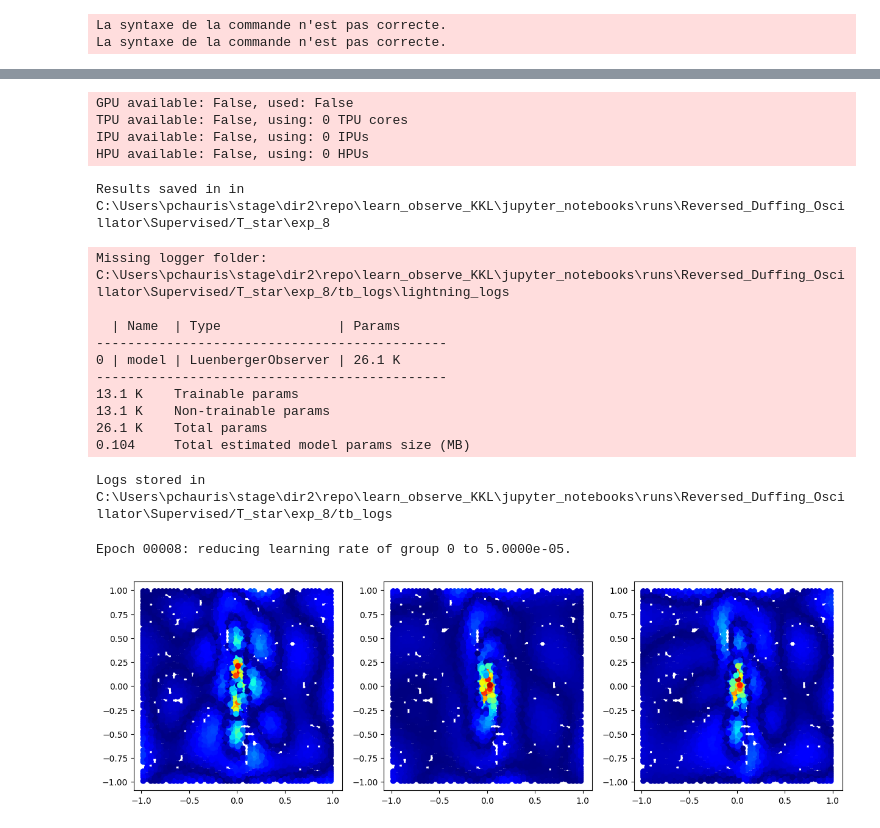
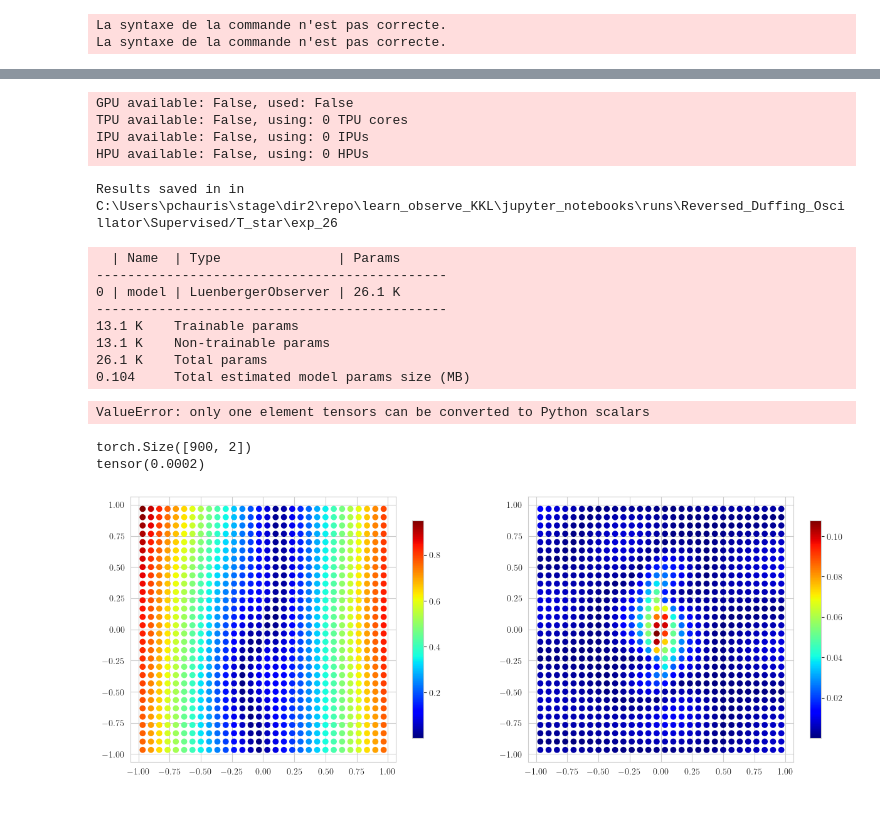
Before and after one commit to Centre-automatique-et-systemes/learn_observe_KKL, a Jupyter notebook: jupyter_notebooks/2_tut_supervised_duffing.ipynb, the cells around one changed output, grey strips where cells are left out. Cells and saved outputs as stored; diff of their text form; code cells hidden in the pictures.

```diff
--- a/jupyter_notebooks/2_tut_supervised_duffing.ipynb
+++ b/jupyter_notebooks/2_tut_supervised_duffing.ipynb
@@ -44,7 +50,7 @@ data, val_data = train_test_split(data, test_size=0.3, shuffle=True)
 print(data.shape)
 im,ax = plt.subplots(1,3,figsize=(15,15))
 for i in range(3):
-    ax[i].scatter(data[:,0],data[:,1],c = data[:,2+i],s=1,cmap='jet')
+    ax[i].scatter(data[:,0],data[:,1],c = data[:,2+i],cmap='jet')
     ax[i].axis('square')
 plt.show()
 # %% [output]
@@ -147,0 +128,5 @@ data2, val_data = train_test_split(data2, test_size=0.3, shuffle=True)
+# %%
+data_uni, val_data_uni = train_test_split(data, test_size=0.3, shuffle=True)
+datax1, val_data1 = train_test_split(data1, test_size=0.3, shuffle=True)
+datax2, val_data2 = train_test_split(data2, test_size=0.3, shuffle=True)
+print(data1.shape,data2.shape)
@@ -155,8 +142,8 @@ scheduler_options = {'mode': 'min', 'factor': 0.1, 'patience': 3,
 stopper = pl.callbacks.early_stopping.EarlyStopping(
     monitor='val_loss', min_delta=5e-4, patience=3, verbose=False, mode='min')
 # Instantiate learner
-learner_T = Learner(observer=observer, system=system, training_data=data2,
-                    validation_data=val_data, method='T', batch_size=10,
+learner_T = Learner(observer=observer, system=system, training_data=data_uni,
+                    validation_data=val_data_uni, axe=None, method='T', batch_size=10,
                     lr=1e-3, optimizer=optim.Adam,
                     optimizer_options=optimizer_options,
                     scheduler=optim.lr_scheduler.ReduceLROnPlateau,
@@ -208,14 +194,15 @@ scheduler_options = {'mode': 'min', 'factor': 0.1, 'patience': 3,
 stopper = pl.callbacks.early_stopping.EarlyStopping(
     monitor='val_loss', min_delta=5e-4, patience=3, verbose=False, mode='min')
 # Instantiate learner
-learner_T_star = Learner(observer=observer, system=system, training_data=data2,
-                         validation_data=val_data, method='T_star',
+learner_T_star = Learner(observer=observer, system=system, training_data=data_uni,
+                         validation_data=val_data_uni, axe=0, method='T_star',
                          batch_size=10, lr=5e-4, optimizer=optim.Adam,
                          optimizer_options=optimizer_options,
                          scheduler=optim.lr_scheduler.ReduceLROnPlateau,
                          scheduler_options=scheduler_options)
+
 # Define logger and checkpointing
-logger = TensorBoardLogger(save_dir=learner_T_star.results_folder + '/tb_logs')
+logger1 = TensorBoardLogger(save_dir=learner_T_star.results_folder + '/tb_logs')
 checkpoint_callback = ModelCheckpoint(monitor='val_loss')
 trainer = pl.Trainer(
     callbacks=[stopper, checkpoint_callback], **trainer_options, logger=logger,
@@ -225,22 +212,14 @@ GPU available: False, used: False
 TPU available: False, using: 0 TPU cores
 IPU available: False, using: 0 IPUs
 HPU available: False, using: 0 HPUs
-Results saved in in C:\Users\pchauris\stage\dir2\repo\learn_observe_KKL\jupyter_notebooks\runs\Reversed_Duffing_Oscillator\Supervised/T_star\exp_8
+Results saved in in C:\Users\pchauris\stage\dir2\repo\learn_observe_KKL\jupyter_notebooks\runs\Reversed_Duffing_Oscillator\Supervised/T_star\exp_26
 # %%
-# To see logger in tensorboard, copy the following output name_of_folder
-print(f'Logs stored in {learner_T_star.results_folder}/tb_logs')
-# which should be similar to jupyter_notebooks/runs/method/exp_0/tb_logs/
-# Then type this in terminal:
-# tensorboard --logdir=name_of_folder --port=8080
-
 # Train and save results
 trainer.fit(learner_T_star)
 # learner_T_star.save_results(limits=np.array([[-1, 1.], [-1., 1.]]),
-#                             nb_trajs=10, tsim=(0, 60), dt=1e-2,
+#                             nb_trajs=2, tsim=(0, 60), dt=1e-2,
 #                             checkpoint_path=checkpoint_callback.best_model_path)
 # %% [output]
-Missing logger folder: C:\Users\pchauris\stage\dir2\repo\learn_observe_KKL\jupyter_notebooks\runs\Reversed_Duffing_Oscillator\Supervised/T_star\exp_8/tb_logs\lightning_logs
-
   | Name  | Type               | Params
 ---------------------------------------------
 0 | model | LuenbergerObserver | 26.1 K
@@ -249,19 +228,24 @@ Missing logger folder: C:\Users\pchauris\stage\dir2\repo\learn_observe_KKL\jupyt
 13.1 K    Non-trainable params
 26.1 K    Total params
 0.104     Total estimated model params size (MB)
-Logs stored in C:\Users\pchauris\stage\dir2\repo\learn_observe_KKL\jupyter_notebooks\runs\Reversed_Duffing_Oscillator\Supervised/T_star\exp_8/tb_logs
+ValueError: only one element tensors can be converted to Python scalars
-Epoch 00008: reducing learning rate of group 0 to 5.0000e-05.
 # %%
-x_mesh = data2[:, 0:2]
-z_mesh = data2[:, 2:5]
-z_hat = learner_T.model("T", x_mesh)
-x_hat = learner_T_star.model("T_star",z_mesh)
-erreur_z = torch.abs(z_hat - z_mesh)
-erreur_x = torch.abs(x_hat - x_mesh)
-im,ax = plt.subplots(1,3,figsize=(15,15))
-for i in range(3):
-    ax[i].scatter(x_mesh[:,0],x_mesh[:,1],c = erreur_z[:,i],cmap='jet')
+x_mesh = data[:, 0:2]
+z_mesh = data[:, 2:5]
+axe = 1
+x_hat = learner_T_star.model("T_star",z_mesh).detach()
+print(x_hat.shape)
+
+erreur = torch.abs(x_hat - x_mesh).detach()
+rmse = observer.loss("T_star",x_mesh,x_hat,axe)
+print(rmse)
+im,ax = plt.subplots(1,2,figsize=(15,15))
+for i in range(2):
+    pc=ax[i].scatter(x_mesh[:,0],x_mesh[:,1],c = erreur[:,i],cmap='jet')
     ax[i].axis('square')
+    im.colorbar(pc,ax=ax[i],shrink=0.3)
 plt.show()
 # %% [output]
+torch.Size([900, 2])
+tensor(0.0002)
-[figure, old version]
+[figure, new version]
```
Also changed, not shown: parts of 21 cells of this notebook, 7 other files.
